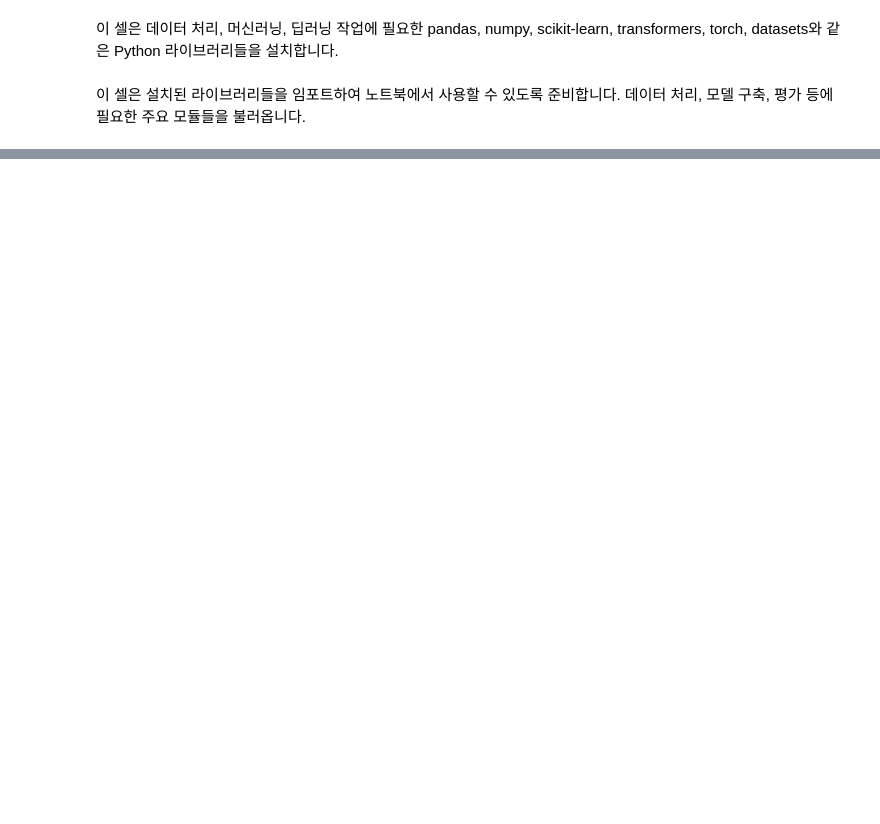
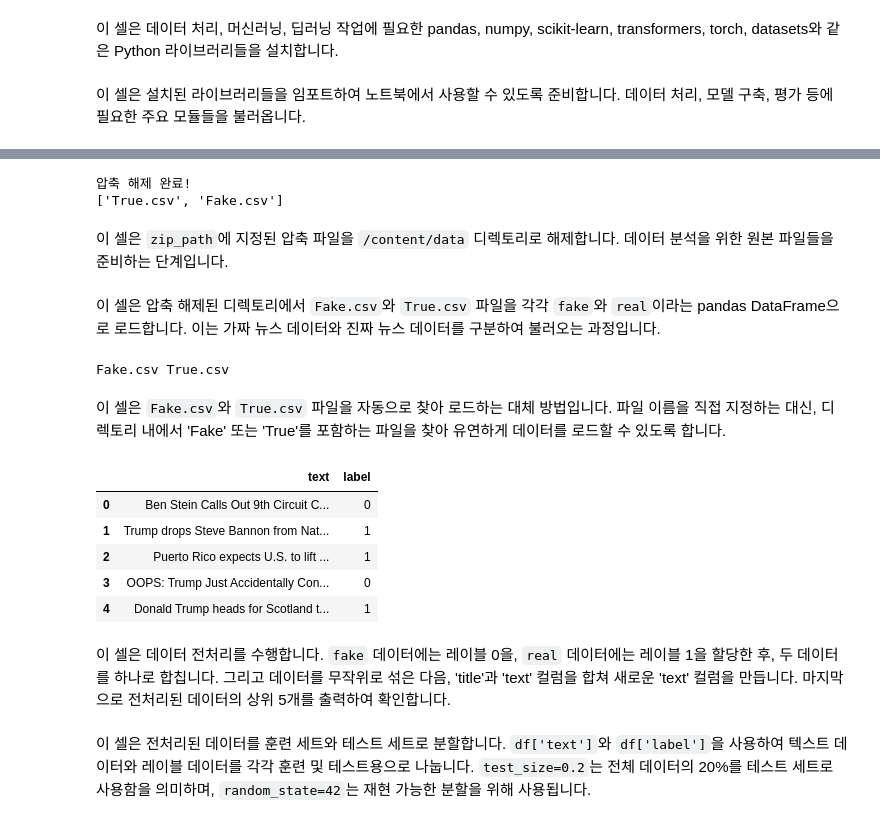
Before and after one commit to yufma/Fake-News-Dectection, a Jupyter notebook: Machine_Learning_Term_Project.ipynb, the cells around one changed output, grey strips where cells are left out. Saved outputs shown, nothing was run; the diff lists cells and outputs as text; code cells hidden in the pictures; blank space fills up the shorter version.

```diff
--- a/Machine_Learning_Term_Project.ipynb
+++ b/Machine_Learning_Term_Project.ipynb
@@ -25,0 +52,17 @@ from transformers import Trainer, TrainingArguments
+# %%
+# 압축 해제
+import zipfile
+import os
+
+extract_path = "/content/data"
+
+with zipfile.ZipFile(zip_path, 'r') as zip_ref:
+    zip_ref.extractall(extract_path)
+
+print("압축 해제 완료!")
+print(os.listdir(extract_path))
+# %% [output]
+압축 해제 완료!
+['True.csv', 'Fake.csv']
+# %% [markdown]
+이 셀은 `zip_path`에 지정된 압축 파일을 `/content/data` 디렉토리로 해제합니다. 데이터 분석을 위한 원본 파일들을 준비하는 단계입니다.
@@ -25,0 +75,40 @@ from transformers import Trainer, TrainingArguments
+# %% [markdown]
+이 셀은 압축 해제된 디렉토리에서 `Fake.csv`와 `True.csv` 파일을 각각 `fake`와 `real`이라는 pandas DataFrame으로 로드합니다. 이는 가짜 뉴스 데이터와 진짜 뉴스 데이터를 구분하여 불러오는 과정입니다.
+# %%
+# 자동 파일 찾기 버전
+files = os.listdir(extract_path)
+
+fake_file = [f for f in files if "Fake" in f or "fake" in f][0]
+real_file = [f for f in files if "True" in f or "real" in f][0]
+
+fake = pd.read_csv(os.path.join(extract_path, fake_file))
+real = pd.read_csv(os.path.join(extract_path, real_file))
+
+print(fake_file, real_file)
+# %% [output]
+Fake.csv True.csv
+# %% [markdown]
+이 셀은 `Fake.csv`와 `True.csv` 파일을 자동으로 찾아 로드하는 대체 방법입니다. 파일 이름을 직접 지정하는 대신, 디렉토리 내에서 'Fake' 또는 'True'를 포함하는 파일을 찾아 유연하게 데이터를 로드할 수 있도록 합니다.
+# %%
+# 전처리
+
+fake["label"] = 0
+real["label"] = 1
+
+df = pd.concat([fake, real])
+df = df.sample(frac=1, random_state=42).reset_index(drop=True)
+
+# 텍스트 결합
+df["text"] = df["title"] + " " + df["text"]
+df = df[["text", "label"]]
+
+df.head()
+# %% [output]
+|  | text | label |
+| 0 | Ben Stein Calls Out 9th Circuit C... | 0 |
+| 1 | Trump drops Steve Bannon from Nat... | 1 |
+| 2 | Puerto Rico expects U.S. to lift ... | 1 |
+| 3 | OOPS: Trump Just Accidentally Con... | 0 |
+| 4 | Donald Trump heads for Scotland t... | 1 |
+# %% [markdown]
+이 셀은 데이터 전처리를 수행합니다. `fake` 데이터에는 레이블 0을, `real` 데이터에는 레이블 1을 할당한 후, 두 데이터를 하나로 합칩니다. 그리고 데이터를 무작위로 섞은 다음, 'title'과 'text' 컬럼을 합쳐 새로운 'text' 컬럼을 만듭니다. 마지막으로 전처리된 데이터의 상위 5개를 출력하여 확인합니다.
@@ -25,0 +120,2 @@ from transformers import Trainer, TrainingArguments
+# %% [markdown]
+이 셀은 전처리된 데이터를 훈련 세트와 테스트 세트로 분할합니다. `df['text']`와 `df['label']`을 사용하여 텍스트 데이터와 레이블 데이터를 각각 훈련 및 테스트용으로 나눕니다. `test_size=0.2`는 전체 데이터의 20%를 테스트 세트로 사용함을 의미하며, `random_state=42`는 재현 가능한 분할을 위해 사용됩니다.
```
Also changed, not shown: parts of 32 cells of this notebook.
